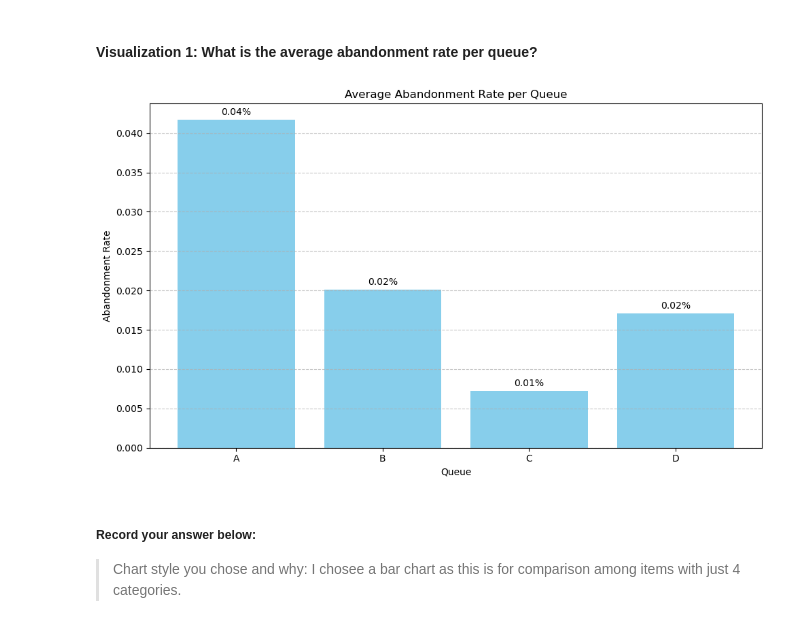
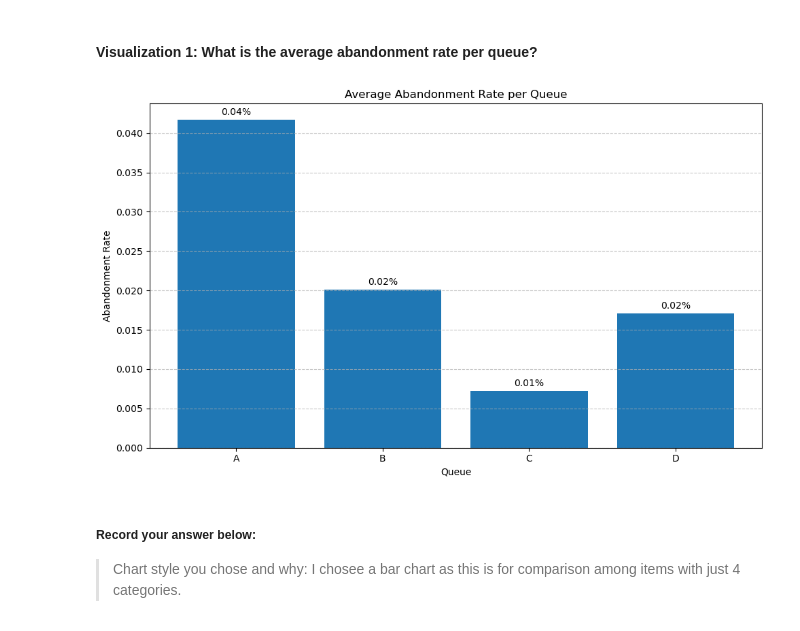
Before and after one commit to dhivyapradeep01/call-center-cleanup-assignment, a Jupyter notebook: Call_Center_Cleanup.ipynb, the cells around one changed output. Drawn from its saved outputs; the diff is of its cells as text; code cells hidden in the pictures.

```diff
--- a/Call_Center_Cleanup.ipynb
+++ b/Call_Center_Cleanup.ipynb
@@ -490,32 +490,32 @@ Create a visualization for each of the following questions. Some of the code to
 # %%
 # Create visualization 1 here
 # Import any additional libraries needed with alias
 import matplotlib.pyplot as plt
 
 # The dictionary abandonment_rates has the data you need.
 abandonment_rates = {}
 queues = ["A", "B", "C", "D"]
 queue_dict = CallCenter_combined_df.groupby("Queue").agg("sum")
 for i in range(4):
     abandonment_rates[queues[i]] = queue_dict["Abandoned"][i] / queue_dict["Calls"][i]
 
 #Your code below:
 
 plt.figure(figsize=(10, 6))
-bars = plt.bar(abandonment_rates.keys(), abandonment_rates.values(), color='skyblue')
+bars = plt.bar(abandonment_rates.keys(), abandonment_rates.values())
 
 plt.title('Average Abandonment Rate per Queue')
 plt.xlabel('Queue')
 plt.ylabel('Abandonment Rate')
 
 plt.bar_label(bars, fmt='%.2f%%', padding=3)
 
 plt.grid(axis='y', linestyle='--', alpha=0.7)
 
 plt.tight_layout()
 plt.show()
 # %% [output]
-[figure, old version]
+[figure, new version]
 # %% [markdown]
 ##### Record your answer below:
 
```
Also changed, not shown: parts of 1 cell of this notebook.
